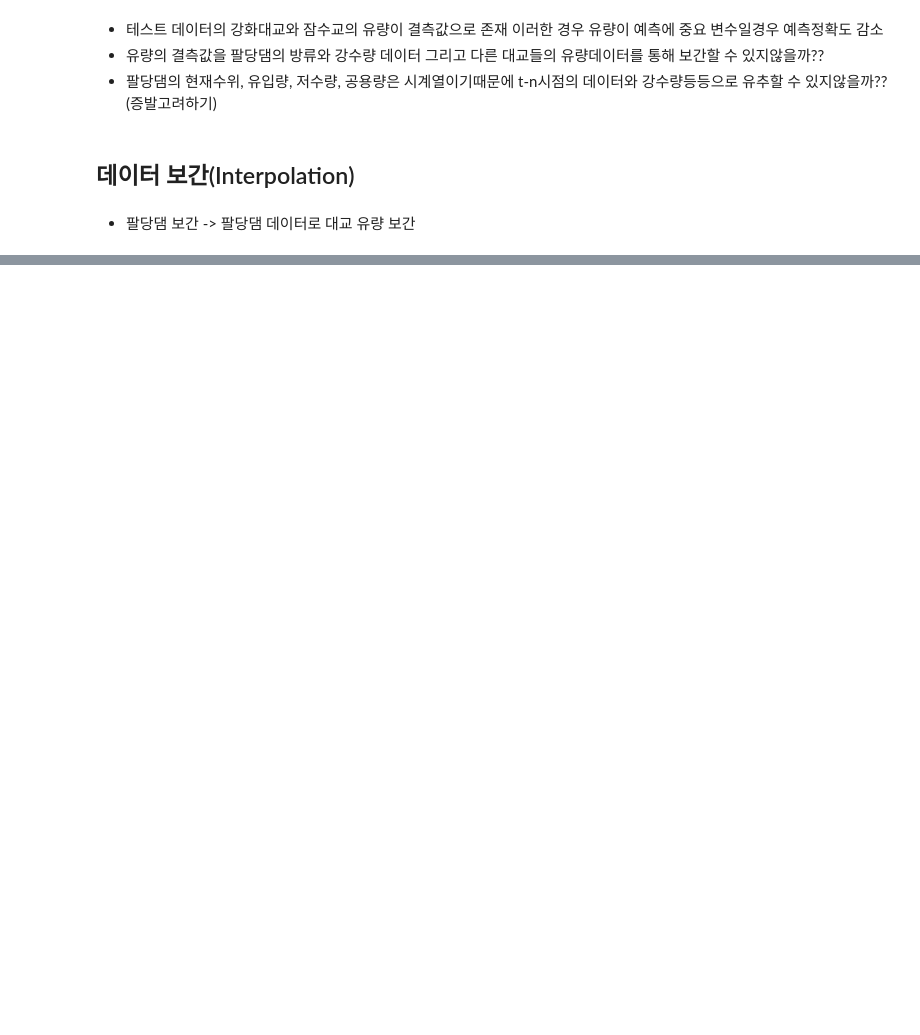
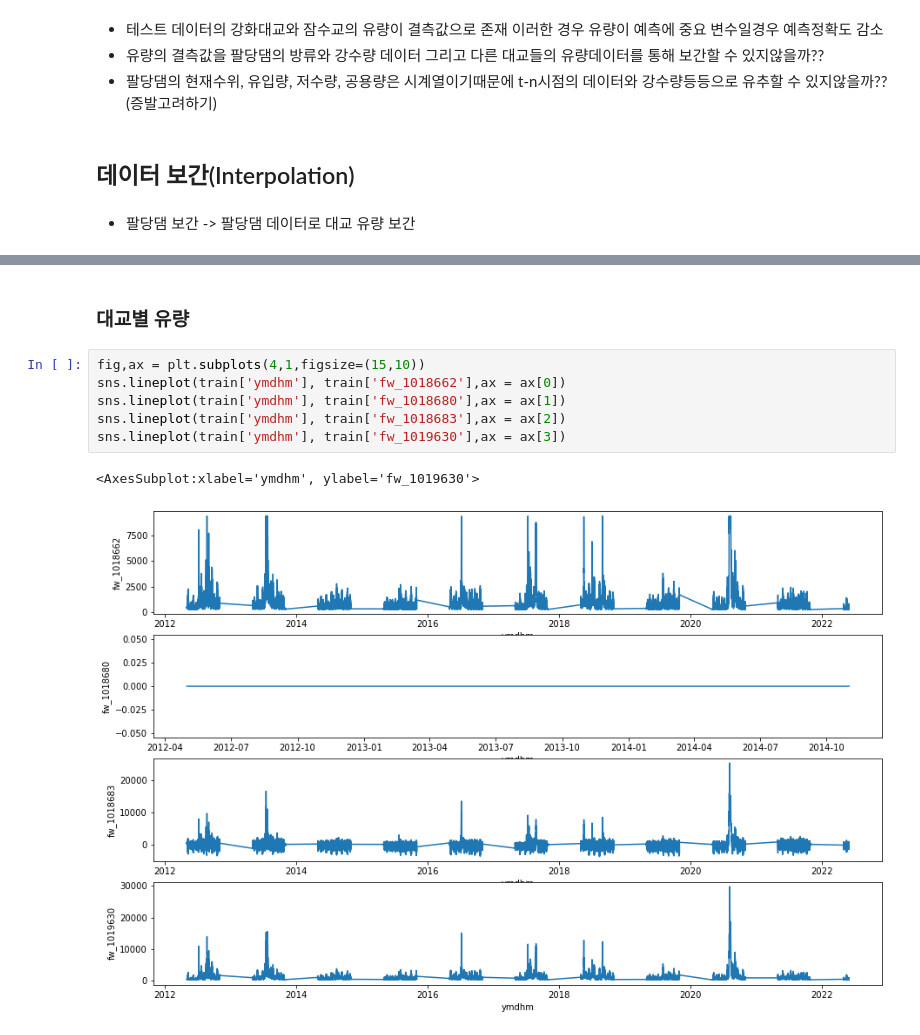
Before and after one commit to ljs7463/Dacon-HanRiverForecasting, a Jupyter notebook: 임정석/analysis.ipynb, the cells around one changed output, grey strips where cells are left out. Cells and saved outputs as stored; diff of their text form; blank space fills up the shorter version.

```diff
--- a/임정석/analysis.ipynb
+++ b/임정석/analysis.ipynb
@@ -282,0 +238,11 @@ sns.lineplot(train['ymdhm'], train['inf'])
+# %% [markdown]
+### 대교별 유량
+# %%
+fig,ax = plt.subplots(4,1,figsize=(15,10))
+sns.lineplot(train['ymdhm'], train['fw_1018662'],ax = ax[0])
+sns.lineplot(train['ymdhm'], train['fw_1018680'],ax = ax[1])
+sns.lineplot(train['ymdhm'], train['fw_1018683'],ax = ax[2])
+sns.lineplot(train['ymdhm'], train['fw_1019630'],ax = ax[3])
+# %% [output]
+<AxesSubplot:xlabel='ymdhm', ylabel='fw_1019630'>
+[figure, added]
```
Also changed, not shown: parts of 28 cells of this notebook.
